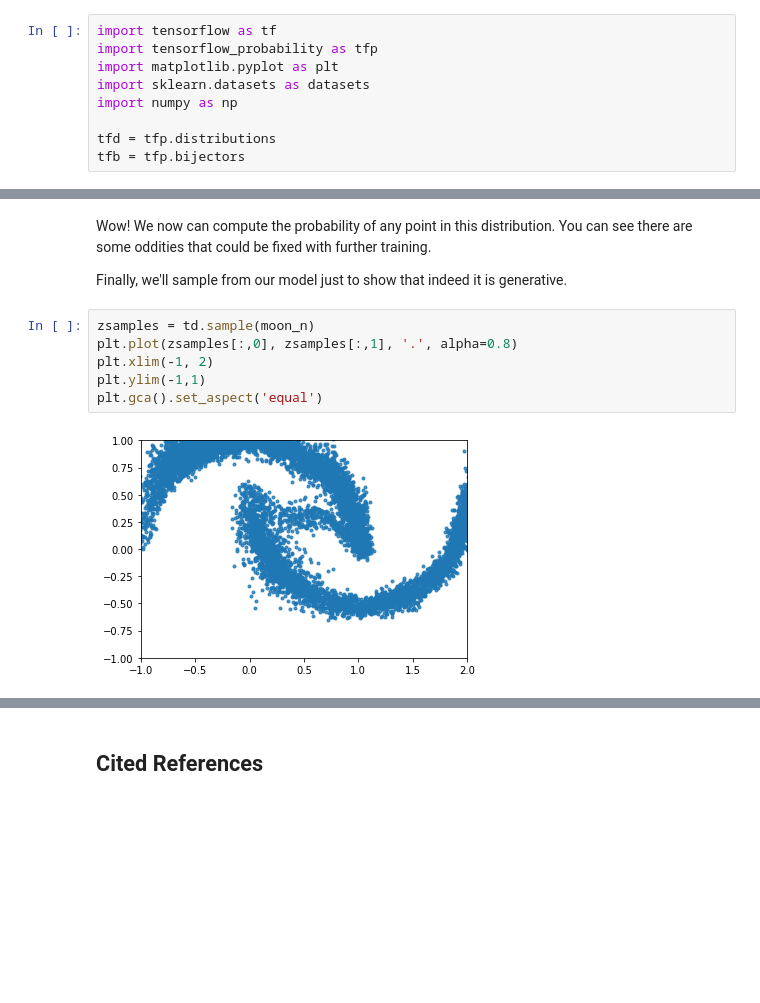
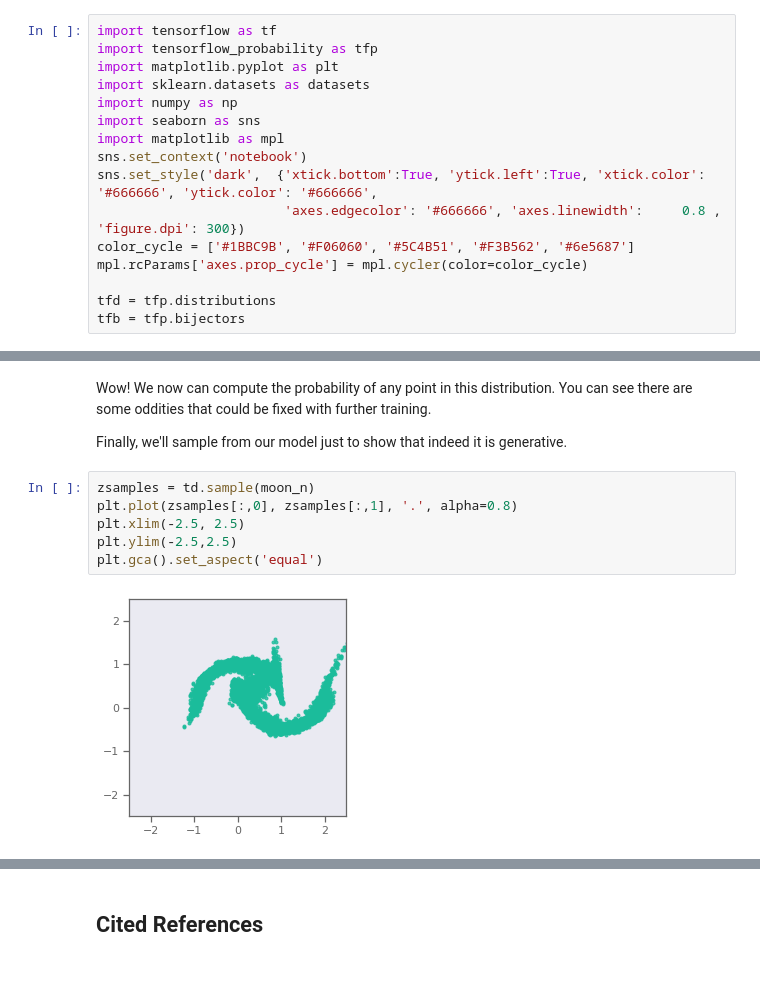
Before and after one commit to whitead/dmol-book, a Jupyter notebook: dl/flows.ipynb, the cells around one changed output, grey strips where cells are left out. Drawn from its saved outputs; the diff is of its cells as text; blank space fills up the shorter version.

```diff
--- a/dl/flows.ipynb
+++ b/dl/flows.ipynb
@@ -77,6 +77,13 @@ import tensorflow_probability as tfp
 import matplotlib.pyplot as plt
 import sklearn.datasets as datasets
 import numpy as np
+import seaborn as sns
+import matplotlib as mpl
+sns.set_context('notebook')
+sns.set_style('dark',  {'xtick.bottom':True, 'ytick.left':True, 'xtick.color': '#666666', 'ytick.color': '#666666',
+                        'axes.edgecolor': '#666666', 'axes.linewidth':     0.8 , 'figure.dpi': 300})
+color_cycle = ['#1BBC9B', '#F06060', '#5C4B51', '#F3B562', '#6e5687']
+mpl.rcParams['axes.prop_cycle'] = mpl.cycler(color=color_cycle)
 
 tfd = tfp.distributions
 tfb = tfp.bijectors
@@ -245,11 +252,11 @@ Finally, we'll sample from our model just to show that indeed it is generative.
 # %%
 zsamples = td.sample(moon_n)
 plt.plot(zsamples[:,0], zsamples[:,1], '.', alpha=0.8)
-plt.xlim(-1, 2)
-plt.ylim(-1,1)
+plt.xlim(-2.5, 2.5)
+plt.ylim(-2.5,2.5)
 plt.gca().set_aspect('equal')
 # %% [output]
-[figure, old version]
+[figure, new version]
 # %% [markdown]
 ## Relevant Videos
 
```
Also changed, not shown: parts of 7 cells of this notebook, 9 other files.
